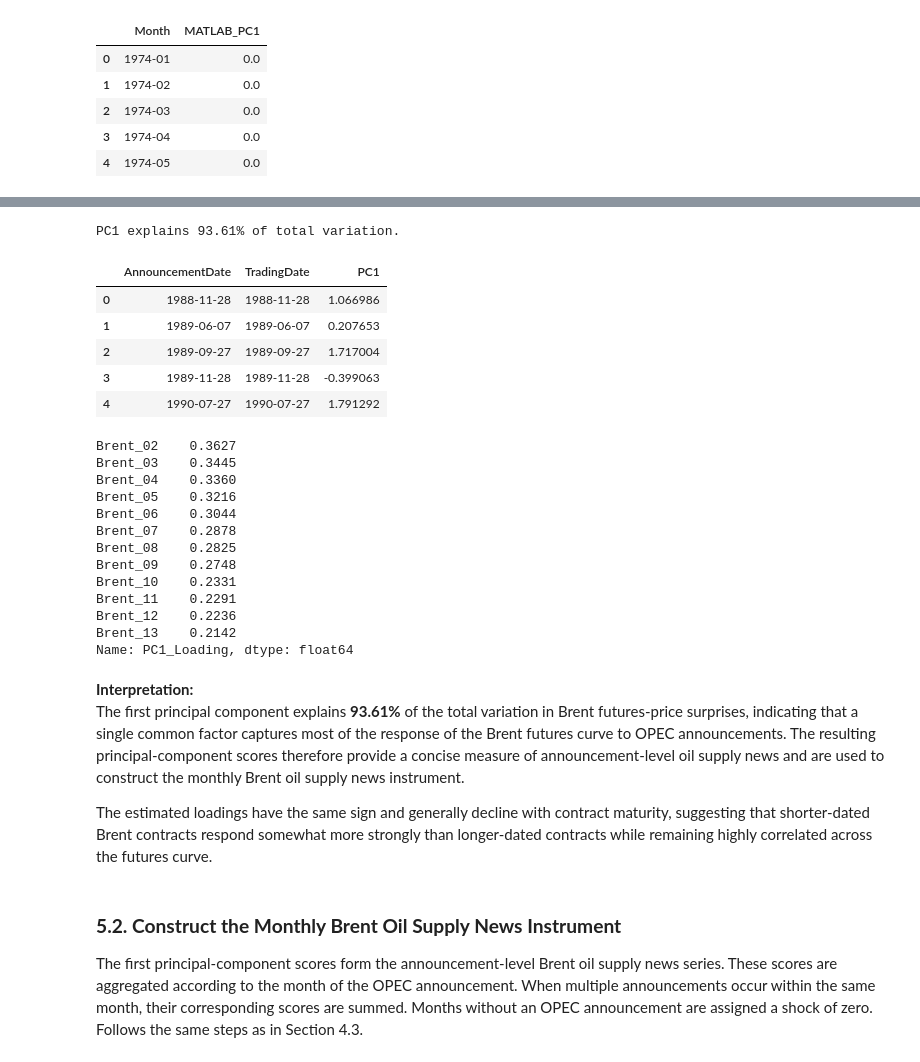
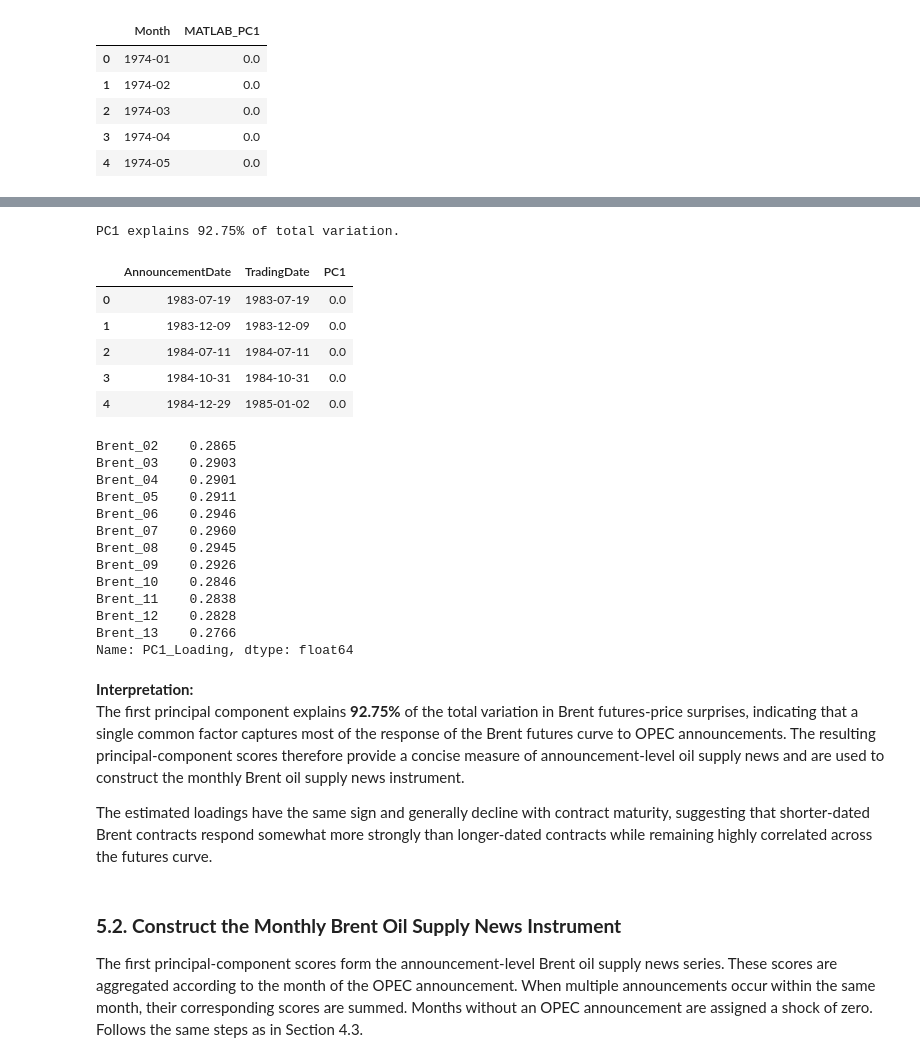
Before and after one commit to sedovanastasiia/macro_II_project, a Jupyter notebook: Yashna's Code/Code_Instrument_Replication.ipynb, the cells around one changed output, grey strips where cells are left out. Drawn from its saved outputs; the diff is of its cells as text; code cells hidden in the pictures.

```diff
--- a/Yashna's Code/Code_Instrument_Replication.ipynb
+++ b/Yashna's Code/Code_Instrument_Replication.ipynb
@@ -1164,60 +1165,65 @@ Remaining missing values: 0
 # %%
 # Estimate the first principal component for Brent
 
 brent_pca_results = compute_first_principal_component(
     brent_pca_data
 )
 
 # Store the Brent PC1 loadings
 
 brent_pc1_loadings = pd.Series(
     brent_pca_results["loadings"],
     index=brent_pca_contracts,
     name="PC1_Loading",
 )
 
-# Combine the PC1 scores with the corresponding announcement dates
+# Construct announcement-level Brent PC1 scores
+# First 17 announcements receive a score of zero
 
-brent_scores = brent_pca_sample[
+brent_scores = brent_surprises_clean[
     ["AnnouncementDate", "TradingDate"]
 ].copy()
 
-brent_scores["PC1"] = (
-    brent_pca_results["scores"]
-)
+brent_scores["PC1"] = 0.0
+
+# Insert estimated PC1 scores from announcement 18 onward
+brent_scores.loc[
+    brent_scores.index[17:],
+    "PC1"
+] = brent_pca_results["scores"]
 
 print(
     f"PC1 explains "
     f"{100 * brent_pca_results['explained_variance_ratio']:.2f}% "
     f"of total variation."
 )
 
 display(brent_scores.head())
 display(brent_pc1_loadings.round(4))
 # %% [output]
-PC1 explains 93.61% of total variation.
+PC1 explains 92.75% of total variation.
 |  | AnnouncementDate | TradingDate | PC1 |
-| 0 | 1988-11-28 | 1988-11-28 | 1.066986 |
-| 1 | 1989-06-07 | 1989-06-07 | 0.207653 |
-| 2 | 1989-09-27 | 1989-09-27 | 1.717004 |
-| 3 | 1989-11-28 | 1989-11-28 | -0.399063 |
-| 4 | 1990-07-27 | 1990-07-27 | 1.791292 |
+| 0 | 1983-07-19 | 1983-07-19 | 0.0 |
+| 1 | 1983-12-09 | 1983-12-09 | 0.0 |
+| 2 | 1984-07-11 | 1984-07-11 | 0.0 |
+| 3 | 1984-10-31 | 1984-10-31 | 0.0 |
+| 4 | 1984-12-29 | 1985-01-02 | 0.0 |
-Brent_02    0.3627
-Brent_03    0.3445
-Brent_04    0.3360
-Brent_05    0.3216
-Brent_06    0.3044
-Brent_07    0.2878
-Brent_08    0.2825
-Brent_09    0.2748
-Brent_10    0.2331
-Brent_11    0.2291
-Brent_12    0.2236
-Brent_13    0.2142
+Brent_02    0.2865
+Brent_03    0.2903
+Brent_04    0.2901
+Brent_05    0.2911
+Brent_06    0.2946
+Brent_07    0.2960
+Brent_08    0.2945
+Brent_09    0.2926
+Brent_10    0.2846
+Brent_11    0.2838
+Brent_12    0.2828
+Brent_13    0.2766
 Name: PC1_Loading, dtype: float64
 # %% [markdown]
 **Interpretation:**
-The first principal component explains **93.61%** of the total variation in Brent futures-price surprises, indicating that a single common factor captures most of the response of the Brent futures curve to OPEC announcements. The resulting principal-component scores therefore provide a concise measure of announcement-level oil supply news and are used to construct the monthly Brent oil supply news instrument.
+The first principal component explains **92.75%** of the total variation in Brent futures-price surprises, indicating that a single common factor captures most of the response of the Brent futures curve to OPEC announcements. The resulting principal-component scores therefore provide a concise measure of announcement-level oil supply news and are used to construct the monthly Brent oil supply news instrument.
 
 The estimated loadings have the same sign and generally decline with contract maturity, suggesting that shorter-dated Brent contracts respond somewhat more strongly than longer-dated contracts while remaining highly correlated across the futures curve.
 # %% [markdown]
```
Also changed, not shown: parts of 30 cells of this notebook, 2 other files.
